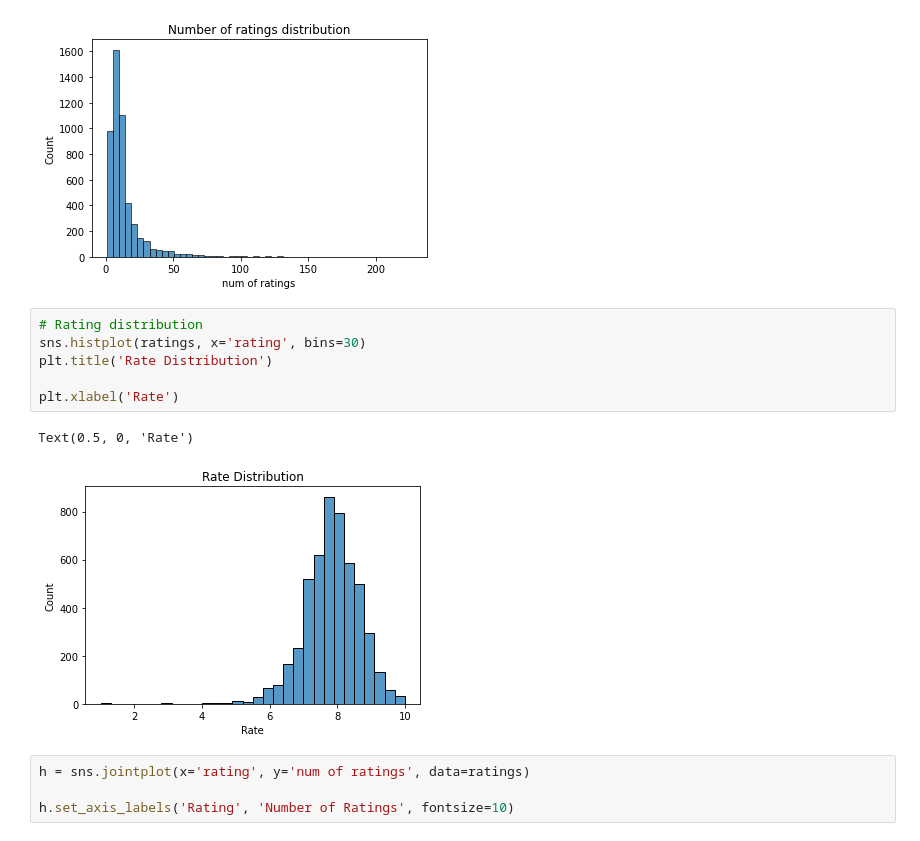
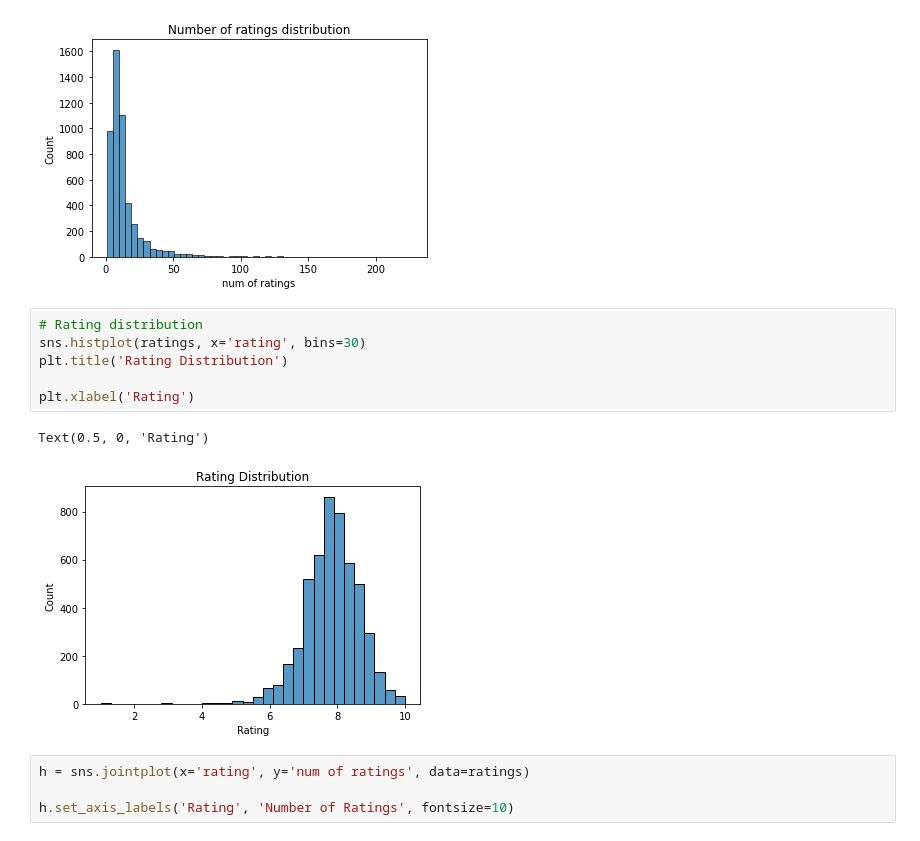
Before and after one commit to patpiet/Basic-Books-Reccommender, a Jupyter notebook: data_eda.ipynb, the cells around one changed output. Saved outputs shown, nothing was run; the diff lists cells and outputs as text.

```diff
--- a/data_eda.ipynb
+++ b/data_eda.ipynb
@@ -47,12 +47,12 @@ Text(0.5, 1.0, 'Number of ratings distribution')
 # %%
 # Rating distribution
 sns.histplot(ratings, x='rating', bins=30)
-plt.title('Rate Distribution')
+plt.title('Rating Distribution')
 
-plt.xlabel('Rate')
+plt.xlabel('Rating')
 # %% [output]
-Text(0.5, 0, 'Rate')
+Text(0.5, 0, 'Rating')
-[figure, old version]
+[figure, new version]
 # %%
 h = sns.jointplot(x='rating', y='num of ratings', data=ratings)
 
```
Also changed, not shown: 2 other files.
